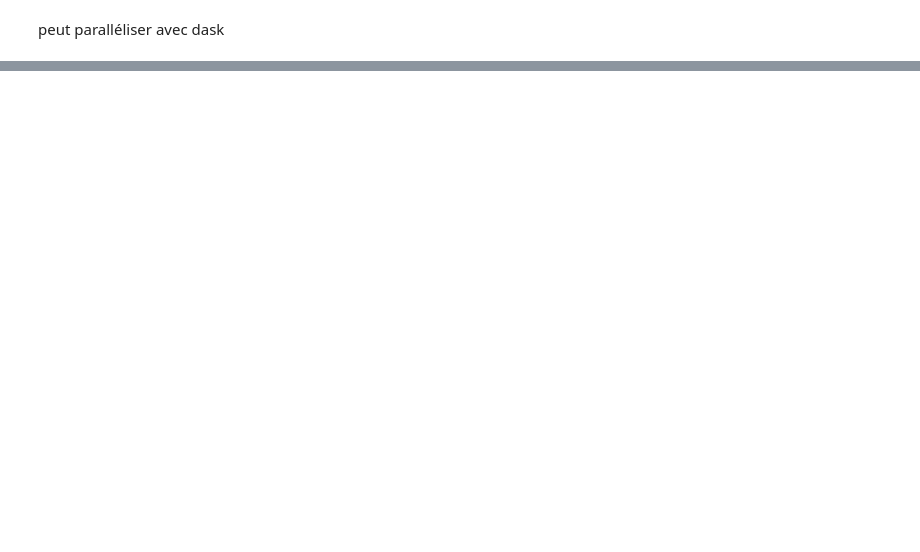
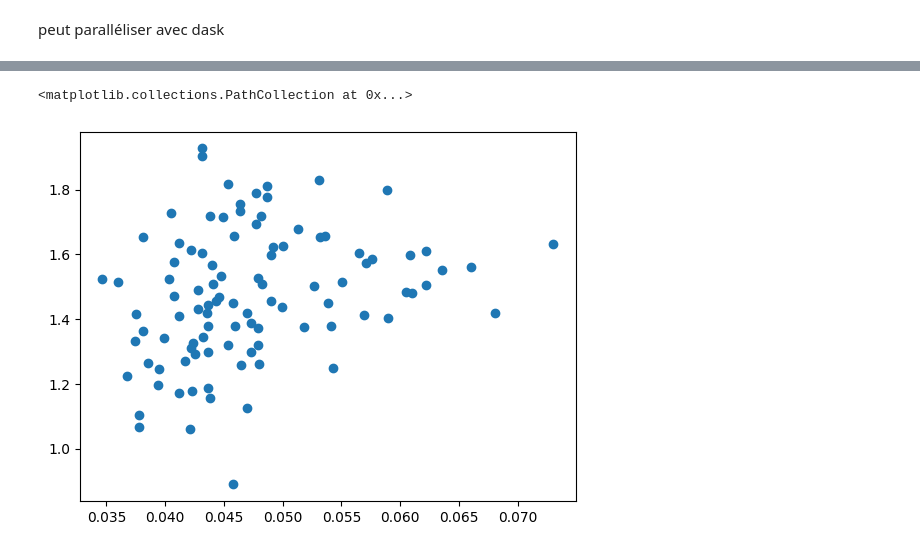
Before and after one commit to KrValentin/stats_descriptive_project, a Jupyter notebook: notebooks/Felix001.ipynb, the cells around one changed output, grey strips where cells are left out. Drawn from its saved outputs; the diff is of its cells as text; code cells hidden in the pictures; blank space fills up the shorter version.

```diff
--- a/notebooks/Felix001.ipynb
+++ b/notebooks/Felix001.ipynb
@@ -86,6 +95,3 @@ invalid value encountered in divide
 
 
 invalid value encountered in divide
-# %%
-df=ddf1.partitions[1].compute()
-df['ALT [ft]'].min()
@@ -116,20 +113,33 @@ Attention l'egt est une valeur qu'on devra aussi filtrer
 Il va falloir peut être modifier la fonction deriv_glissante lorsque qu'on passera à l'analyse de chaque record
 # %%
 def deriv_glissante(df):
+
     #on cree une fonction qui prend un data frame qui l'augment de la valeur dy et qui renvoit  un nouveau dataframe contenant que le monté
-    #ATTENTION LA FONCTION PRENDS EN ENTREE DES DONNEES NORMALISE
+    #ATTENTION LA FONCTION PRENDS EN ENTREE DES DONNEES NORMALISEE
+
     dy=np.zeros(len(df))
+
+    #on fait une moyenne glissante pour éviter d'être sensible aux bruit. En effet pour le cacul de dérivée le bruit
+    #fausse trés rapidement les données
     y = df['ALT'].rolling(window = 20).mean()
     I = range(y.index[0], y.index[-1],20)
+    #calcul de la derivée
     dy[0:len(I)-1] = y[I[1:]].values- y[I[:-1]].values
+    #creation d'une nouvelle colonne dans le dataframe
     df['dy']=dy
+    #on selectionne le dataframe où les dérivées sont plus grande que 0.01 (la montée)
     df_monte=df[df['dy']>0.01]
     I4=np.zeros(len(df_monte))
+    #on verifie qu' avec un shift des données on retombe bien sur les mêmes indices cela permet d'éviter
+    # de prendre en compte des valeurs qui ne serait pas dans la phase de la montée
+    #Attention cette façon de faire est lié aux cas d'un vol d'avion (l'hypothèse admise est que l'avion ne monte qu'une fois)
+    #Et s'il existe plus de 6 données anormale consécutives alors elles seront prise en compte
+
     I4[5:]=df_monte.index[5:]==(df_monte.index+5)[:-5]
     I4[:5]=1
     df_monte2=df_monte[I4==1]
 
 
 
-    return [df_monte2]
+    return df_monte2
 # %%
@@ -183,13 +196,15 @@ peut paralléliser avec dask
 # %%
 duree11=[]
 EGT_max_monte1=[]
+EGT_mean_monte1=[]
+Vitesse_max=[]
 I=[]
 for i in range (0,990,10):
     I.append(i)
     df11=ddf_norm1.partitions[i].compute()
     #df22=ddf_norm2.partitions[i].compute()
     #df22=ddf_norm3.partitions[i].compute()
-    [df_monte11]=deriv_glissante(df11)
+    df_monte11=deriv_glissante(df11)
     #[df_monte22]=deriv_glissante(df22)
     #[df_monte33]=deriv_glissante(df33)
 
@@ -201,16 +216,21 @@ for i in range (0,990,10):
     I_monte11=df_monte11.index*20
     #I_monte22=df_monte22.index*20
     #I_monte33=df_monte33.index*20
+    #calcul de la vittesse max pendant la monte
+    Vitesse_max.append(df_monte11['dy'].mean())
     #calcul de l'egt max pour chaque moteur pendant la monté
-    EGT_max_monte11=df['EGT_1'][I_monte11].max()
-    EGT_max_monte21=df['EGT_2'][I_monte11].max()
 
+    EGT_max_monte11=df11['EGT_1'][I_monte11].max()
+    EGT_max_monte21=df11['EGT_2'][I_monte11].max()
+
+    #EGT_mean_monte11=df['EGT_1'][I_monte11].mean()
+    #EGT_mean_monte21=df['EGT_2'][I_monte11].mean()
     #EGT_max_monte12=df['EGT_1'][I_monte22].max()
     #EGT_max_monte22=df['EGT_2'][I_monte22].max()
 
     #EGT_max_monte13=df['EGT_1'][I_monte33].max()
     #EGT_max_monte23=df['EGT_2'][I_monte33].max()
-
+    #EGT_mean_monte1.append(EGT_max_monte11)
     EGT_max_monte1.append(max(EGT_max_monte11,EGT_max_monte21))
     #EGT_max_monte2.append(max(EGT_max_monte12,EGT_max_monte22))
     #EGT_max_monte3.append(max(EGT_max_monte13,EGT_max_monte23))
@@ -216,0 +257,5 @@ for i in range (0,990,10):
+# %%
+plt.scatter(Vitesse_max,EGT_max_monte1)
+# %% [output]
+<matplotlib.collections.PathCollection at 0x...>
+[figure, added]
```
Also changed, not shown: parts of 20 cells of this notebook, 4 other files.
